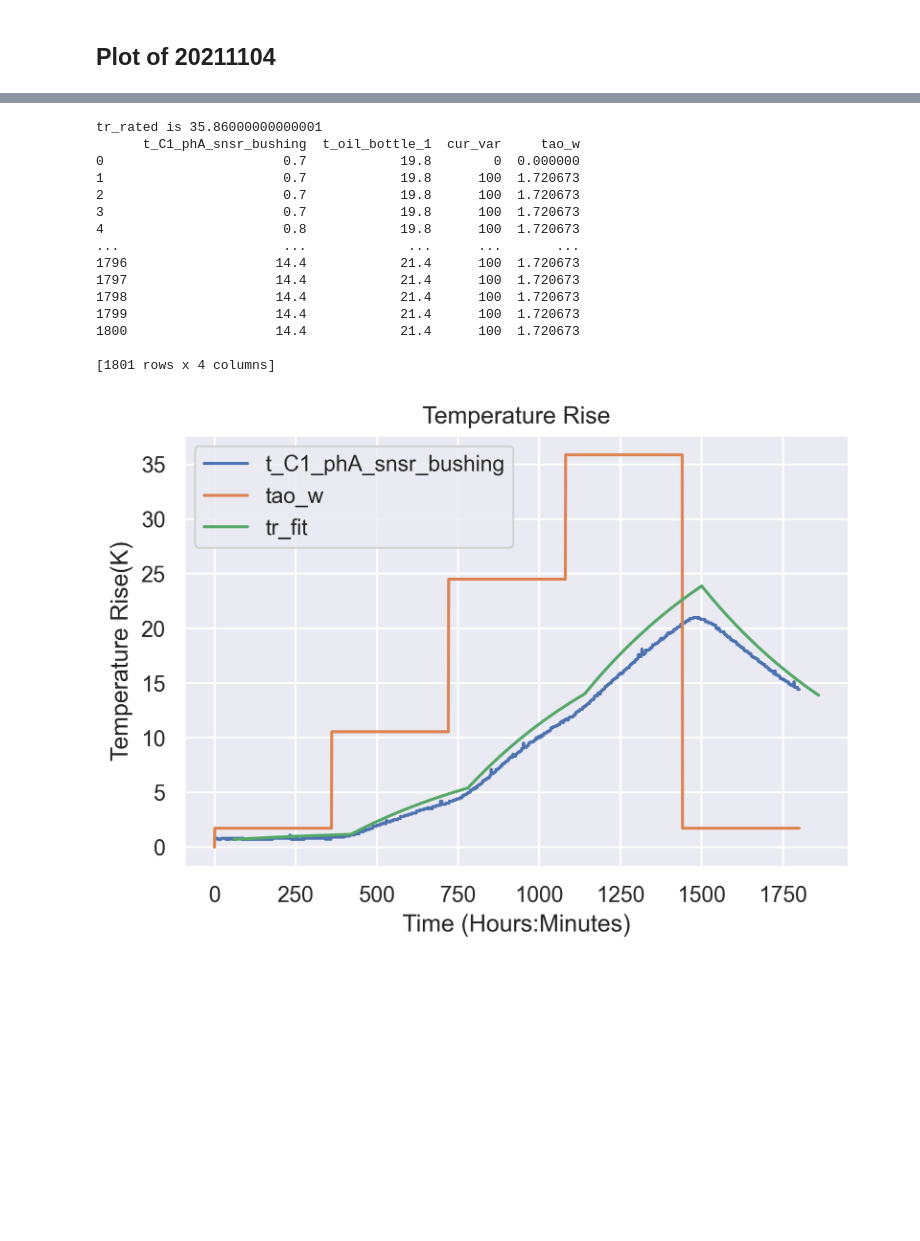
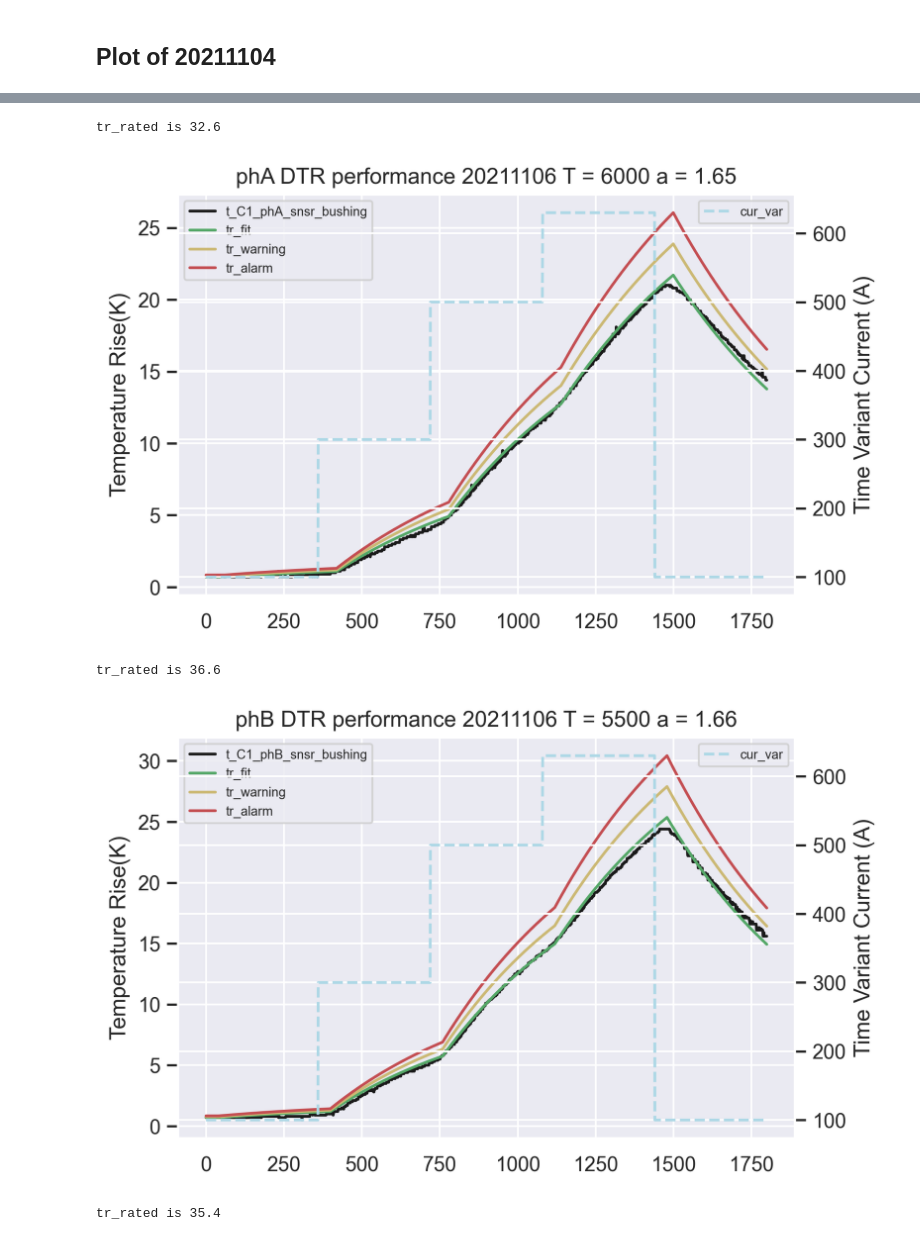
Before and after one commit to xxyql2006/ABB-SGIS-APL, a Jupyter notebook: TR_plots.ipynb, the cells around one changed output, grey strips where cells are left out. Cells and saved outputs as stored; diff of their text form; code cells hidden in the pictures; blank space fills up the shorter version.

```diff
--- a/TR_plots.ipynb
+++ b/TR_plots.ipynb
@@ -215,7 +244,9 @@ time constant T is 6463.517374496997
 # %%
 
-file_path = curDirectory + '\\20211105_DTR&TR_SR12kV 630A\\1_Data formatted\\20211105_data_clean_10s.csv'
-config_path = curDirectory + '\\20211105_DTR&TR_SR12kV 630A\\1_Data formatted\\2021-11-05_config.json'
+file_path = curDirectory + \
+    '\\20211105_DTR&TR_SR12kV 630A\\1_Data formatted\\20211105_data_clean_10s.csv'
+config_path = curDirectory + \
+    '\\20211105_DTR&TR_SR12kV 630A\\1_Data formatted\\2021-11-05_config.json'
 fig_path = curDirectory + '\\20211105_DTR&TR_SR12kV 630A\\3_Graphs'
 
 case1105 = TR.TempRiseExperiment(file_path, config_path)
@@ -257,33 +307,58 @@ conver_const_phC = TR.TempRiseExperiment.cal_dynamic_conver_const([100,300,630],
 ### Test started at 8:46:00 AM
 # %%
-file_path = curDirectory + '\\20211106_DTR&TR_SR12kV Current Variant\\1_Data formatted\\20211106_data_clean_10s.csv'
-config_path = curDirectory + '\\20211106_DTR&TR_SR12kV Current Variant\\1_Data formatted\\2021-11-06_config.json'
+file_path = curDirectory + \
+    '\\20211106_DTR&TR_SR12kV Current Variant\\1_Data formatted\\20211106_data_clean_10s.csv'
+config_path = curDirectory + \
+    '\\20211106_DTR&TR_SR12kV Current Variant\\1_Data formatted\\2021-11-06_config.json'
 fig_path = curDirectory + '\\20211106_DTR&TR_SR12kV Current Variant\\3_Graphs'
 case1106 = TR.TempRiseExperiment(file_path, config_path)
 # build current variant curve
-cur_list = [0] + [100] * 360 + [300] * 360 + [500] * 360 + [630] * 360 + [100] * 360
+cur_list = [100] * 360 + [300] * 360 + [500] * 360 + [630] * 360 + [100] * 360
 # plot DTR algorithm performance
 time_const = 6000
 conver_const = 1.65
 const = 60
-tr_rated = case1105.data.loc[case1105.bal_idx,'t_C1_phA_snsr_bushing'] - case1105.data.loc[case1105.bal_idx,'t_oil_bottle_1']
-tr_rated = tr_rated * 1.0
-print('tr_rated is',tr_rated)
-case1106.dynamic_tr_plot('t_C1_phA_snsr_bushing',cur_list,time_const,conver_const,tr_rated,const)
+tr_rated = (case1105.data.loc[case1105.bal_idx, 't_C1_phA_snsr_bushing'] -
+            case1105.data.loc[case1105.bal_idx, 't_oil_bottle_1'])
+print('tr_rated is', tr_rated)
+case1106.t_dtr_plot('t_C1_phA_snsr_bushing',
+                    cur_list,
+                    time_const,
+                    conver_const,
+                    tr_rated,
+                    const,
+                    title='phA DTR performance 20211106 T = {} a = {}'.format(time_const,conver_const))
+
+time_const = 5500
+conver_const = 1.66
+const = 40
+tr_rated = (case1105.data.loc[case1105.bal_idx, 't_C1_phB_snsr_bushing'] -
+            case1105.data.loc[case1105.bal_idx, 't_oil_bottle_1'])
+print('tr_rated is', tr_rated)
+case1106.t_dtr_plot('t_C1_phB_snsr_bushing',
+                    cur_list,
+                    time_const,
+                    conver_const,
+                    tr_rated,
+                    const,
+                    title='phB DTR performance 20211106 T = {} a = {}'.format(time_const,conver_const))
+
+time_const = 6000
+conver_const = 1.64
+const = 50
+tr_rated = (case1105.data.loc[case1105.bal_idx, 't_C1_phC_snsr_bushing'] -
+            case1105.data.loc[case1105.bal_idx, 't_oil_bottle_1'])
+print('tr_rated is', tr_rated)
+case1106.t_dtr_plot('t_C1_phC_snsr_bushing',
+                    cur_list,
+                    time_const,
+                    conver_const,
+                    tr_rated,
+                    const,
+                    title='phC DTR performance 20211106 T = {} a = {}'.format(time_const,conver_const))
 # %% [output]
-tr_rated is 35.86000000000001
-      t_C1_phA_snsr_bushing  t_oil_bottle_1  cur_var     tao_w
-0                       0.7            19.8        0  0.000000
-1                       0.7            19.8      100  1.720673
-2                       0.7            19.8      100  1.720673
-3                       0.7            19.8      100  1.720673
-4                       0.8            19.8      100  1.720673
-...                     ...             ...      ...       ...
-1796                   14.4            21.4      100  1.720673
-1797                   14.4            21.4      100  1.720673
-1798                   14.4            21.4      100  1.720673
-1799                   14.4            21.4      100  1.720673
-1800                   14.4            21.4      100  1.720673
-
-[1801 rows x 4 columns]
+tr_rated is 32.6
-[figure, old version]
+[figure, new version]
+tr_rated is 36.6
+[figure, added]
+tr_rated is 35.4
```
Also changed, not shown: parts of 18 cells of this notebook, 1 other file.
